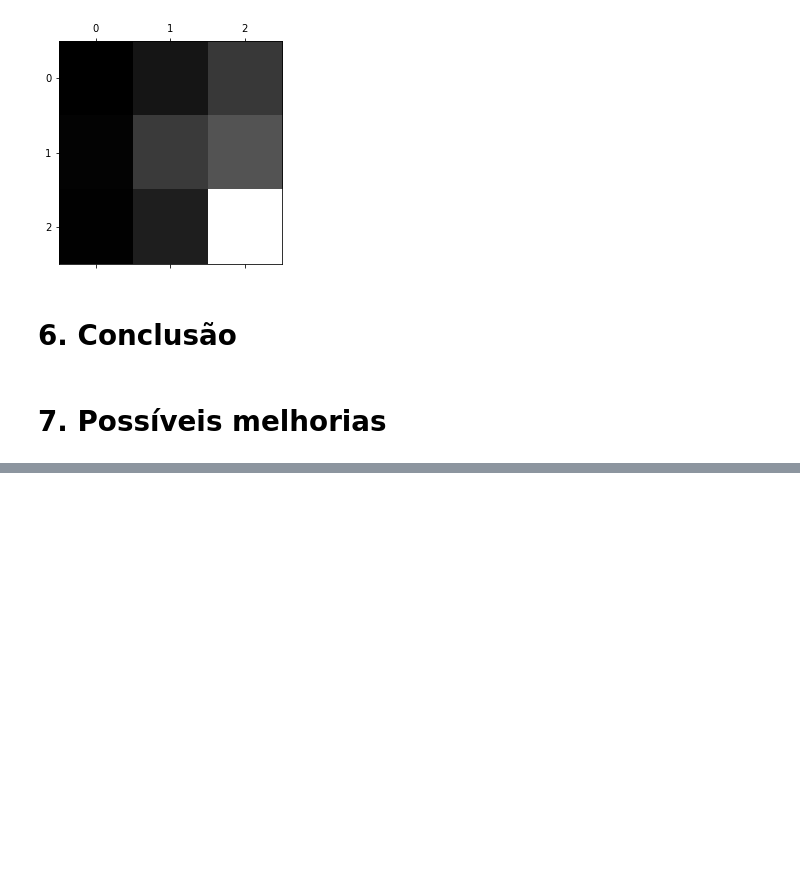
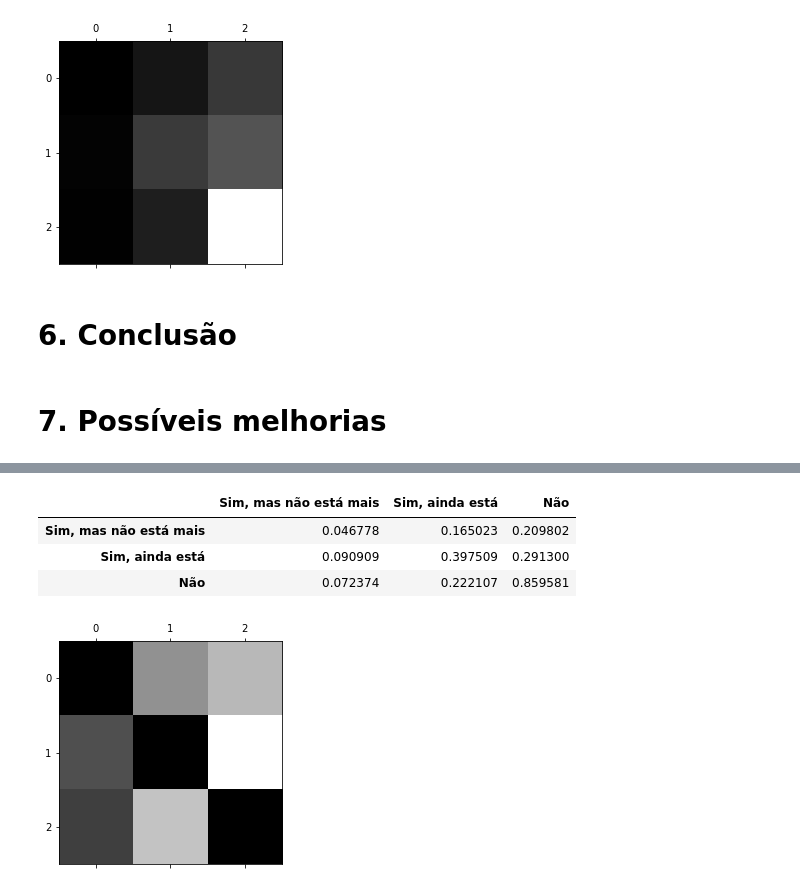
Before and after one commit to insper-classroom/23-1a-cd-p2-anderson_samuel_vinicius, a Jupyter notebook: Relatório.ipynb, the cells around one changed output, grey strips where cells are left out. Cells and saved outputs as stored; diff of their text form; code cells hidden in the pictures; blank space fills up the shorter version.

```diff
--- a/Relatório.ipynb
+++ b/Relatório.ipynb
@@ -2274,0 +2301,16 @@ plt.show()
+# %%
+row_sums = cm_dt_rf.sum(axis=1)
+norm_cm_rf = cm_dt_rf / row_sums
+norm_cm_rf
+# %% [output]
+|  | Sim, mas não está mais | Sim, ainda está | Não |
+| Sim, mas não está mais | 0.046778 | 0.165023 | 0.209802 |
+| Sim, ainda está | 0.090909 | 0.397509 | 0.291300 |
+| Não | 0.072374 | 0.222107 | 0.859581 |
+# %%
+norm_cm_rf = norm_cm_rf.to_numpy()
+np.fill_diagonal(norm_cm_rf, 0)
+plt.matshow(norm_cm_rf, cmap=plt.cm.gray)
+plt.show()
+# %% [output]
+[figure, added]
```
Also changed, not shown: parts of 22 cells of this notebook.
